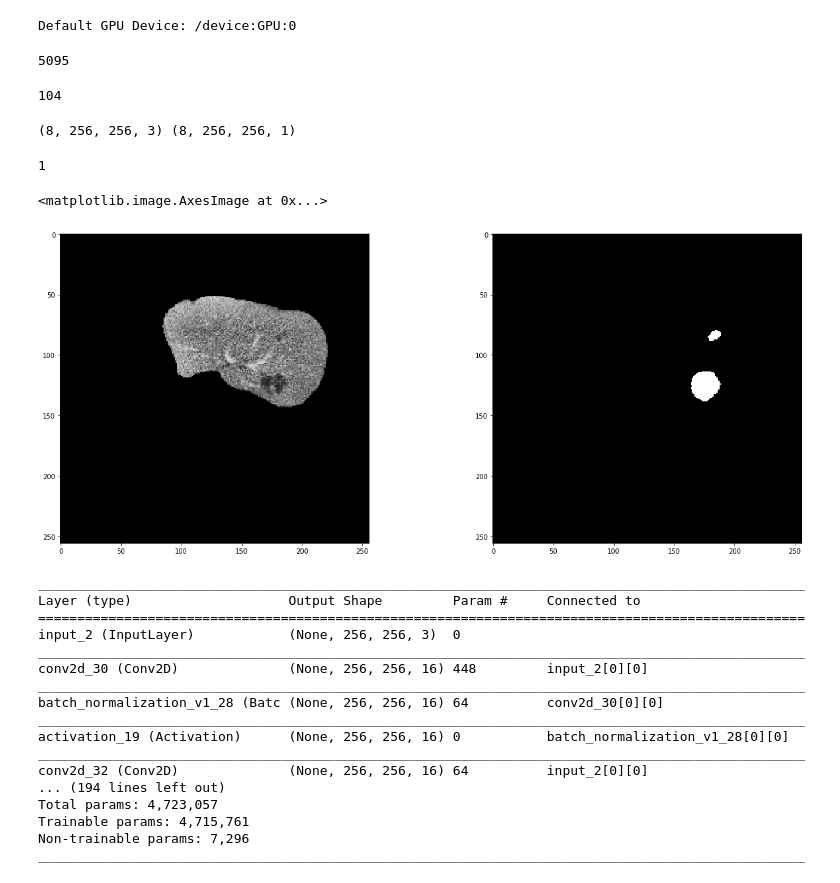
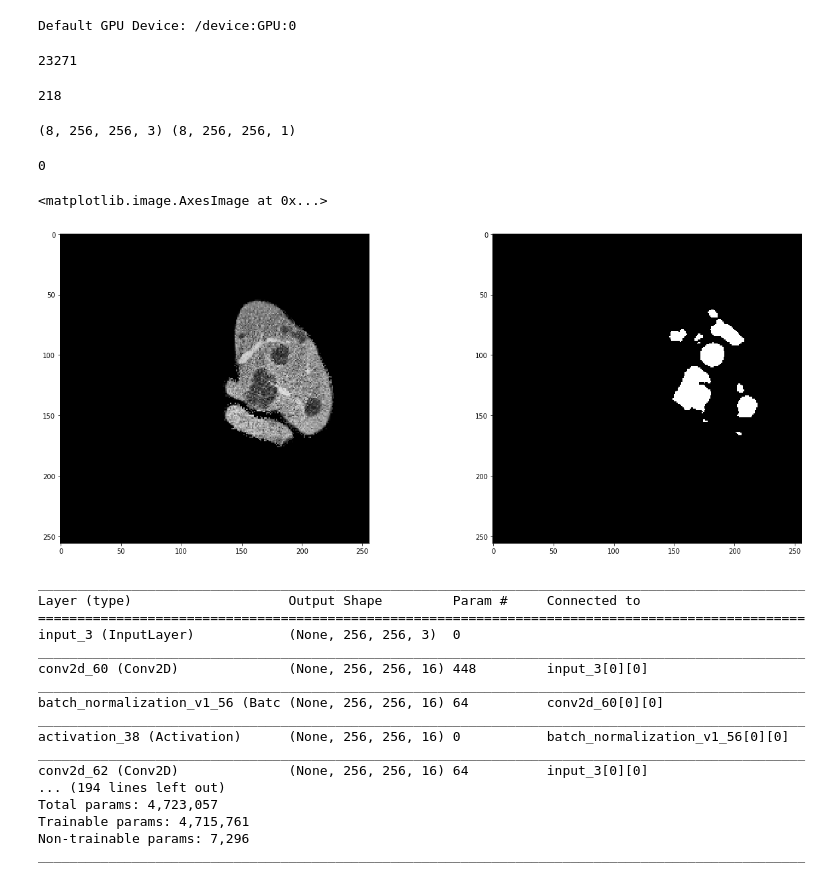
Before and after one commit to AmirZaghloul/Liver-Tumor-Segmentation-using-CNNs, a Jupyter notebook: tumor_CNN.ipynb, the cells around one changed output. Cells and saved outputs as stored; diff of their text form; code cells hidden in the pictures.

```diff
--- a/tumor_CNN.ipynb
+++ b/tumor_CNN.ipynb
@@ -178,7 +178,7 @@ class DataGen(keras.utils.Sequence):
 image_size =  256
 train_path = "train"
 batch_size = 8
-epochs = 5
+epochs = 2
 ## Training Ids
 images = []
 for file in os.listdir(os.path.join(train_path, "patients")):
@@ -188,7 +188,7 @@ print(len(images))
 
 
 ## Validation Data Size
-val_data_size = 800
+val_data_size = 5000
 
 valid_ids = images[:val_data_size]
 train_ids = images[val_data_size:]
@@ -199,7 +199,7 @@ train_ids = images[val_data_size:]
 # train_ids = train_ids_all[:partition*offset] #subset
 # print(len(train_ids))
 # %% [output]
-5095
+23271
 # %%
 temp_epochs = train_ids[:240]
 count = 0
@@ -209,7 +209,7 @@ for tumor in temp_epochs:
         count += 1
 print(count)
 # %% [output]
-104
+218
 # %%
 def step1_preprocess_img_slice(img_slc):
     """
@@ -247,18 +247,18 @@ print(x.shape,y.shape)
 # print(len(z),z)
 # %%
 r = random.randint(0, len(x)-1)
-# r = 7
+r = 0
 fig = plt.figure(figsize=(20, 20))
 fig.subplots_adjust(hspace=0.4, wspace=0.4)
 ax = fig.add_subplot(1, 2, 1)
 ax.imshow(x[r])
 print(r)
 ax = fig.add_subplot(1, 2, 2)
 ax.imshow(np.reshape(y[r], (image_size, image_size)), cmap="gray")
 # %% [output]
-1
+0
 <matplotlib.image.AxesImage at 0x...>
-[figure, old version]
+[figure, new version]
 # %%
 # def down_block(x, filters, kernel_size=(3, 3), padding="same", strides=1):
 #     c = keras.layers.Conv2D(filters, kernel_size, padding=padding, strides=strides, activation="relu")(x)
@@ -392,15 +392,15 @@ model.summary()
 __________________________________________________________________________________________________
 Layer (type)                    Output Shape         Param #     Connected to
 ==================================================================================================
-input_2 (InputLayer)            (None, 256, 256, 3)  0
+input_3 (InputLayer)            (None, 256, 256, 3)  0
 __________________________________________________________________________________________________
-conv2d_30 (Conv2D)              (None, 256, 256, 16) 448         input_2[0][0]
+conv2d_60 (Conv2D)              (None, 256, 256, 16) 448         input_3[0][0]
 __________________________________________________________________________________________________
-batch_normalization_v1_28 (Batc (None, 256, 256, 16) 64          conv2d_30[0][0]
+batch_normalization_v1_56 (Batc (None, 256, 256, 16) 64          conv2d_60[0][0]
 __________________________________________________________________________________________________
-activation_19 (Activation)      (None, 256, 256, 16) 0           batch_normalization_v1_28[0][0]
+activation_38 (Activation)      (None, 256, 256, 16) 0           batch_normalization_v1_56[0][0]
 __________________________________________________________________________________________________
-conv2d_32 (Conv2D)              (None, 256, 256, 16) 64          input_2[0][0]
+conv2d_62 (Conv2D)              (None, 256, 256, 16) 64          input_3[0][0]
 ... (194 lines left out)
 Total params: 4,723,057
 Trainable params: 4,715,761
```
Also changed, not shown: parts of 6 cells of this notebook.
